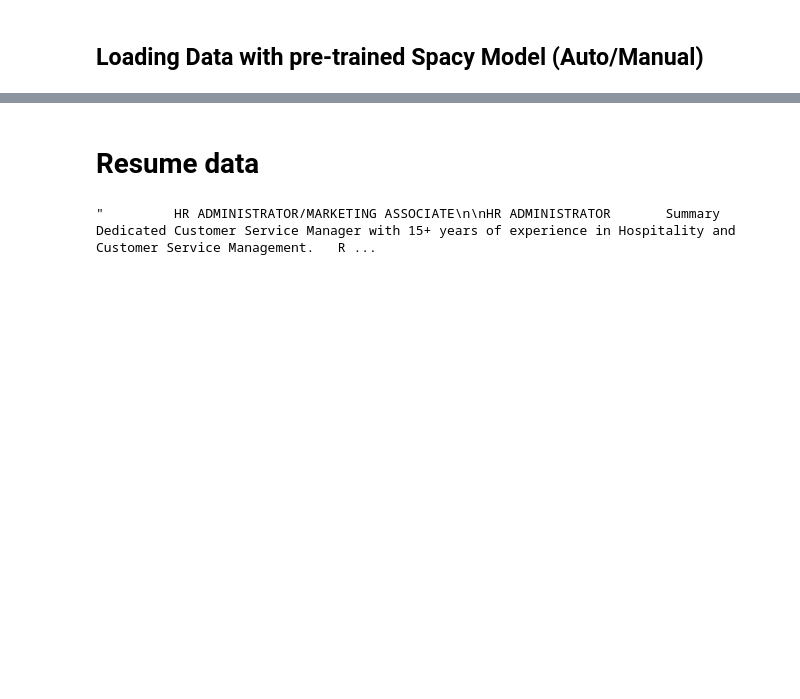
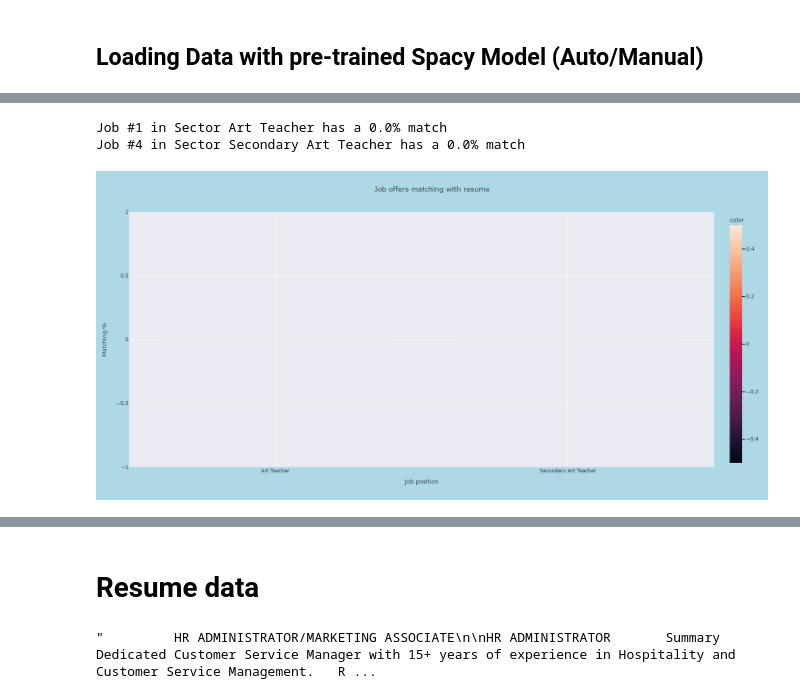
Before and after one commit to macrodrigues/skills_matcher, a Jupyter notebook: notebooks/Resume_new.ipynb, the cells around one changed output, grey strips where cells are left out. Drawn from its saved outputs; the diff is of its cells as text; code cells hidden in the pictures; blank space fills up the shorter version.

Commit message:
updated matcher

```diff
--- a/notebooks/Resume_new.ipynb
+++ b/notebooks/Resume_new.ipynb
@@ -128,0 +165,10 @@ df_JD.shape
+# %%
+data = extract_jd(inp = 'art teacher')
+# %%
+pct_list = match_skills(skill_list, data)
+# %%
+visualizer(pct_list, data)
+# %% [output]
+Job #1 in Sector Art Teacher has a 0.0% match
+Job #4 in Sector Secondary Art Teacher has a 0.0% match
+[figure, added]
```
Also changed, not shown: parts of 13 cells of this notebook, 1 other file.
